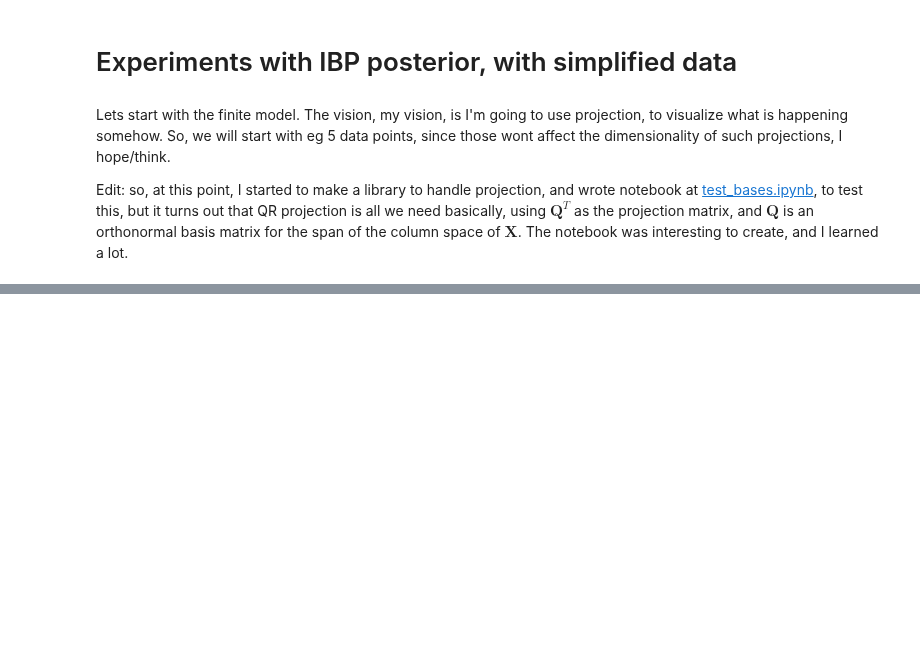
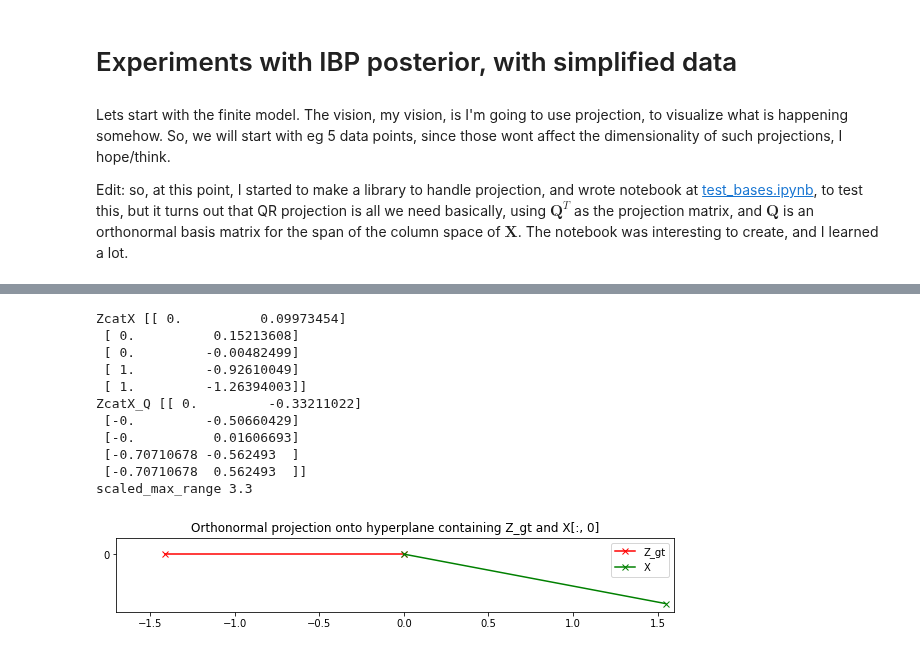
Before and after one commit to hughperkins/selfstudy-IBP, a Jupyter notebook: play_likelihood_attempt2.ipynb, the cells around one changed output, grey strips where cells are left out. Saved outputs shown, nothing was run; the diff lists cells and outputs as text; code cells hidden in the pictures; blank space fills up the shorter version.

```diff
--- a/play_likelihood_attempt2.ipynb
+++ b/play_likelihood_attempt2.ipynb
@@ -76,0 +73,30 @@ X [[ 0.09973454]
+# %%
+import mylib
+import importlib
+importlib.reload(mylib)
+
+# ZcatX = np.concatenate((X, Z_gt), axis=1)
+ZcatX = np.concatenate((Z_gt, X), axis=1)
+print('ZcatX', ZcatX)
+ZcatX_Q, _ = np.linalg.qr(ZcatX)
+print('ZcatX_Q', ZcatX_Q)
+mylib.proportional_axes(xlim=[-1.7, 1.6], ylim=[-0.35, 0.1])
+mylib.plot_vector(ZcatX_Q.T.dot(Z_gt), 'r-x', label='Z_gt')
+mylib.plot_vector(ZcatX_Q.T.dot(X), 'g-x', label='X')
+# mylib.plot_vector(ZcatX_Q.T.dot(X[:, 1]))b
+plt.legend()
+plt.title('Orthonormal projection onto hyperplane containing Z_gt and X[:, 0]')
+plt.show()
+# %% [output]
+ZcatX [[ 0.          0.09973454]
+ [ 0.          0.15213608]
+ [ 0.         -0.00482499]
+ [ 1.         -0.92610049]
+ [ 1.         -1.26394003]]
+ZcatX_Q [[ 0.         -0.33211022]
+ [-0.         -0.50660429]
+ [-0.          0.01606693]
+ [-0.70710678 -0.562493  ]
+ [-0.70710678  0.562493  ]]
+scaled_max_range 3.3
+[figure, added]
```
Also changed, not shown: parts of 10 cells of this notebook, 1 other file.
